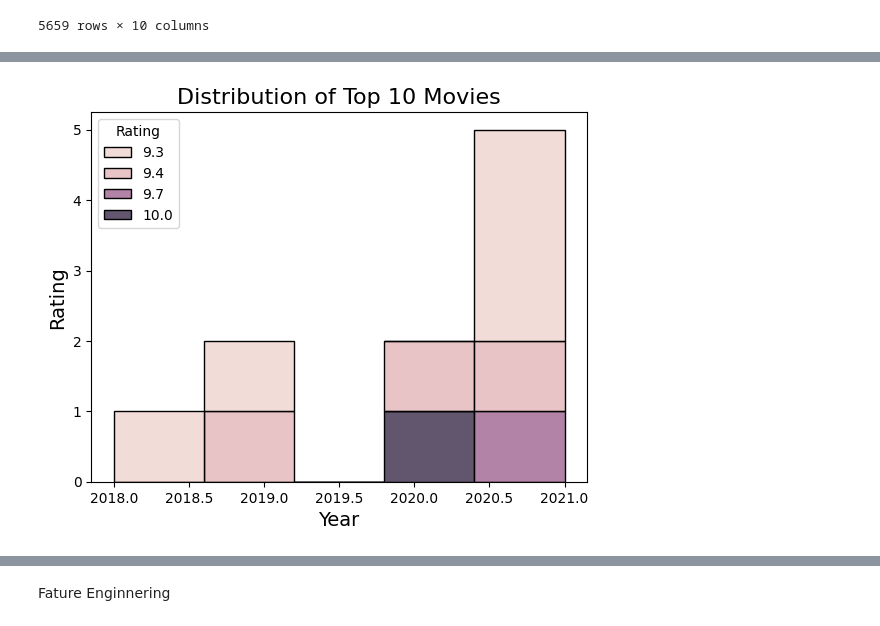
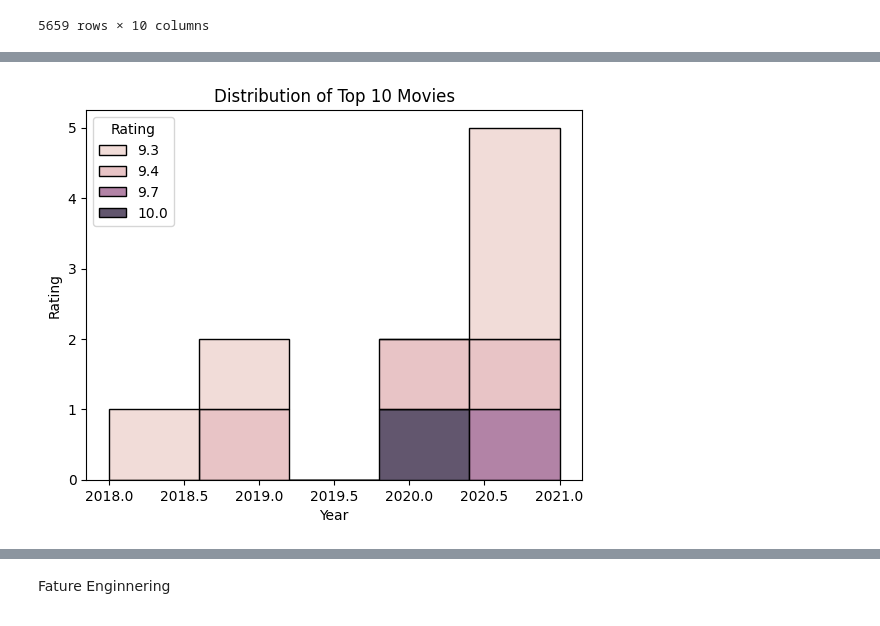
Before and after one commit to VISHAL-038/CodSoft, a Jupyter notebook: MOVIE_RATING_PREDICTION/movie_rating_prediction.ipynb, the cells around one changed output, grey strips where cells are left out. Saved outputs shown, nothing was run; the diff lists cells and outputs as text; code cells hidden in the pictures.

```diff
--- a/MOVIE_RATING_PREDICTION/movie_rating_prediction.ipynb
+++ b/MOVIE_RATING_PREDICTION/movie_rating_prediction.ipynb
@@ -213,7 +215,8 @@ df
 | 15508 | Zulm-O-Sitam | 1998 | 130 | Action, Drama | 6.2 | 20 | K.C. Bokadia | Dharmendra | Jaya Prada | Arjun Sarja |
 5659 rows × 10 columns
 # %%
-df.loc[df['Rating'].sort_values(ascending=False)[:10].index]
+Top_10=df.loc[df['Rating'].sort_values(ascending=False)[:10].index]
+Top_10
 # %% [output]
 |  | Name | Year | Duration | Genre | Rating | Votes | Director | Actor 1 | Actor 2 | Actor 3 |
 | 8339 | Love Qubool Hai | 2020 | 94 | Drama, Romance | 10.0 | 5 | Saif Ali Sayeed | Ahaan Jha | Mahesh Narayan | Rajasree Rajakumari |
@@ -227,10 +230,10 @@ df.loc[df['Rating'].sort_values(ascending=False)[:10].index]
 | 12673 | Secrets of Sinauli | 2021 | 56 | Documentary, History | 9.3 | 1373 | Raghav Jairath | Manoj Bajpayee | R.S. Bhist | K.N. Dixit |
 | 11843 | Refl3ct | 2021 | 65 | Sci-Fi | 9.3 | 467 | Nikhil Mahar | Vijay Mahar | Vijay Mahar | Nikhil Mahar |
 # %%
-sns.histplot(data=df.loc[df['Rating'].sort_values(ascending=False)[:10].index], x="Year",hue="Rating", multiple="stack")
-plt.title('Distribution of Top 10 Movies', fontsize=16)
-plt.xlabel('Year', fontsize=14)
-plt.ylabel('Rating', fontsize=14)
+sns.histplot(data=Top_10, x="Year",hue="Rating", multiple="stack")
+plt.title('Distribution of Top 10 Movies')
+plt.xlabel('Year')
+plt.ylabel('Rating')
 plt.show()
 # %% [output]
-[figure, old version]
+[figure, new version]
```
Also changed, not shown: parts of 8 cells of this notebook.
